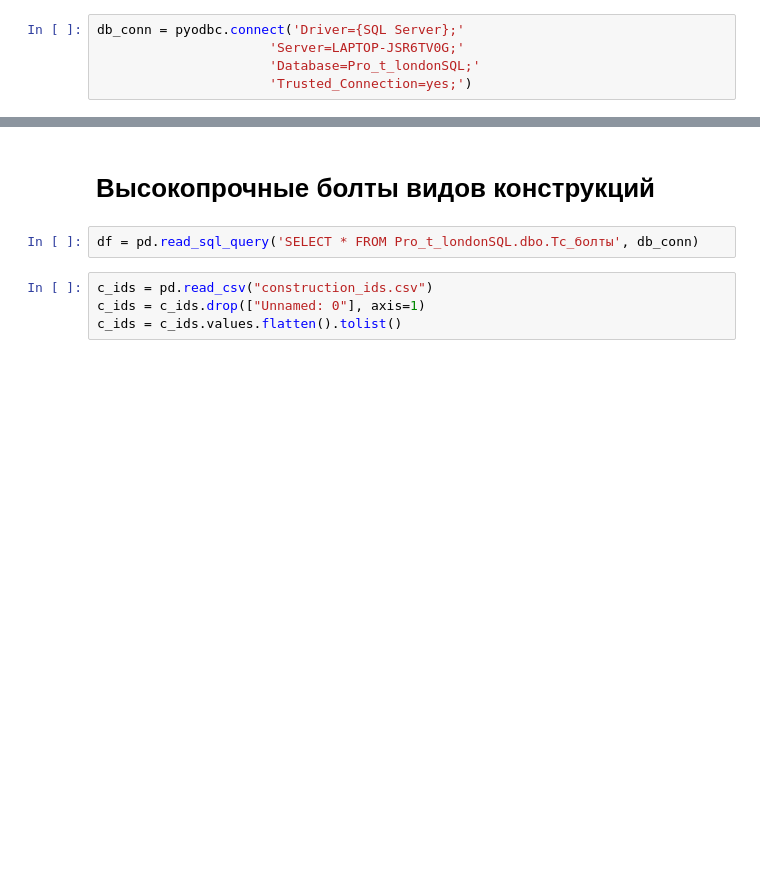
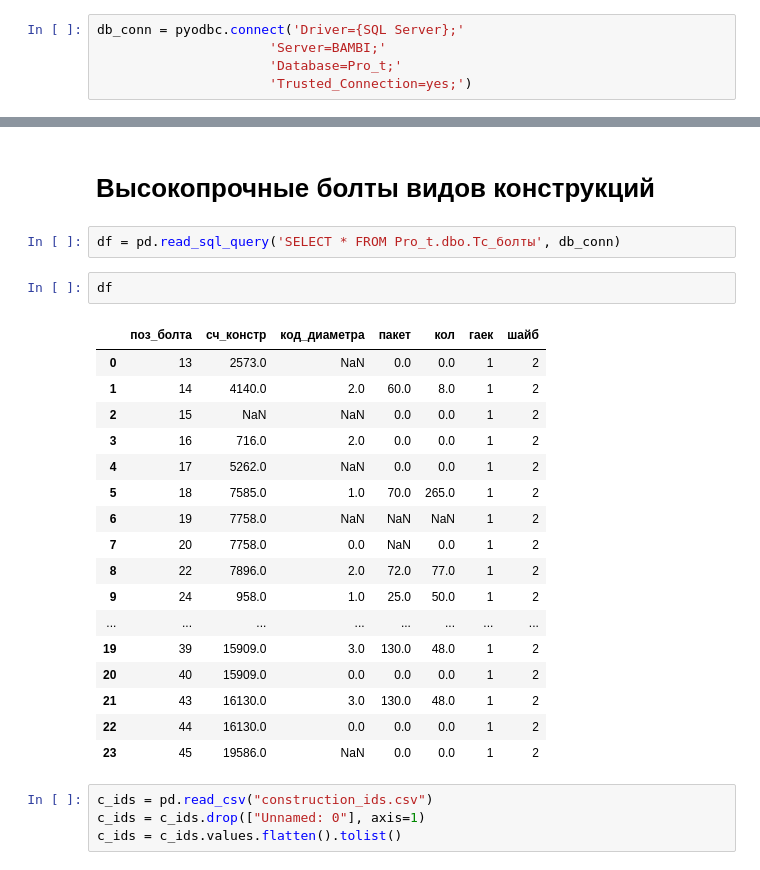
Before and after one commit to Firkhraag/DocumentsKM, a Jupyter notebook: data/migration.ipynb, the cells around one changed output, grey strips where cells are left out. Drawn from its saved outputs; the diff is of its cells as text; blank space fills up the shorter version.

```diff
--- a/data/migration.ipynb
+++ b/data/migration.ipynb
@@ -9,8 +9,8 @@ from sklearn.preprocessing import OrdinalEncoder
 from datetime import datetime
 # %%
 db_conn = pyodbc.connect('Driver={SQL Server};'
-                      'Server=LAPTOP-JSR6TV0G;'
-                      'Database=Pro_t_londonSQL;'
+                      'Server=BAMBI;'
+                      'Database=Pro_t;'
                       'Trusted_Connection=yes;')
 # %% [markdown]
 <h1>Postgres</h1>
@@ -1608,7 +1613,27 @@ set_sequence(conn, "bolt_lengths")
 # %% [markdown]
 <h1>Высокопрочные болты видов конструкций</h1>
 # %%
-df = pd.read_sql_query('SELECT * FROM Pro_t_londonSQL.dbo.Тс_болты', db_conn)
+df = pd.read_sql_query('SELECT * FROM Pro_t.dbo.Тс_болты', db_conn)
+# %%
+df
+# %% [output]
+|  | поз_болта | сч_констр | код_диаметра | пакет | кол | гаек | шайб |
+| 0 | 13 | 2573.0 | NaN | 0.0 | 0.0 | 1 | 2 |
+| 1 | 14 | 4140.0 | 2.0 | 60.0 | 8.0 | 1 | 2 |
+| 2 | 15 | NaN | NaN | 0.0 | 0.0 | 1 | 2 |
+| 3 | 16 | 716.0 | 2.0 | 0.0 | 0.0 | 1 | 2 |
+| 4 | 17 | 5262.0 | NaN | 0.0 | 0.0 | 1 | 2 |
+| 5 | 18 | 7585.0 | 1.0 | 70.0 | 265.0 | 1 | 2 |
+| 6 | 19 | 7758.0 | NaN | NaN | NaN | 1 | 2 |
+| 7 | 20 | 7758.0 | 0.0 | NaN | 0.0 | 1 | 2 |
+| 8 | 22 | 7896.0 | 2.0 | 72.0 | 77.0 | 1 | 2 |
+| 9 | 24 | 958.0 | 1.0 | 25.0 | 50.0 | 1 | 2 |
+| ... | ... | ... | ... | ... | ... | ... | ... |
+| 19 | 39 | 15909.0 | 3.0 | 130.0 | 48.0 | 1 | 2 |
+| 20 | 40 | 15909.0 | 0.0 | 0.0 | 0.0 | 1 | 2 |
+| 21 | 43 | 16130.0 | 3.0 | 130.0 | 48.0 | 1 | 2 |
+| 22 | 44 | 16130.0 | 0.0 | 0.0 | 0.0 | 1 | 2 |
+| 23 | 45 | 19586.0 | NaN | 0.0 | 0.0 | 1 | 2 |
 # %%
 c_ids = pd.read_csv("construction_ids.csv")
 c_ids = c_ids.drop(["Unnamed: 0"], axis=1)
```
Also changed, not shown: parts of 86 cells of this notebook, 52 other files.
